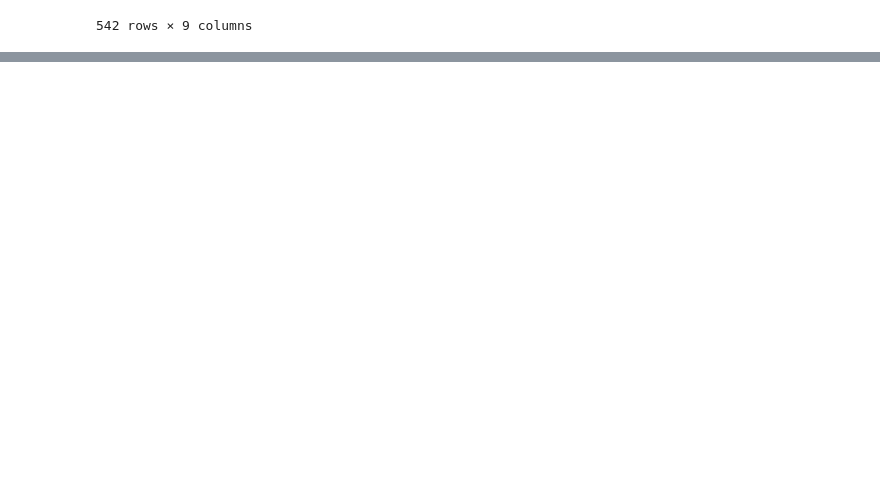
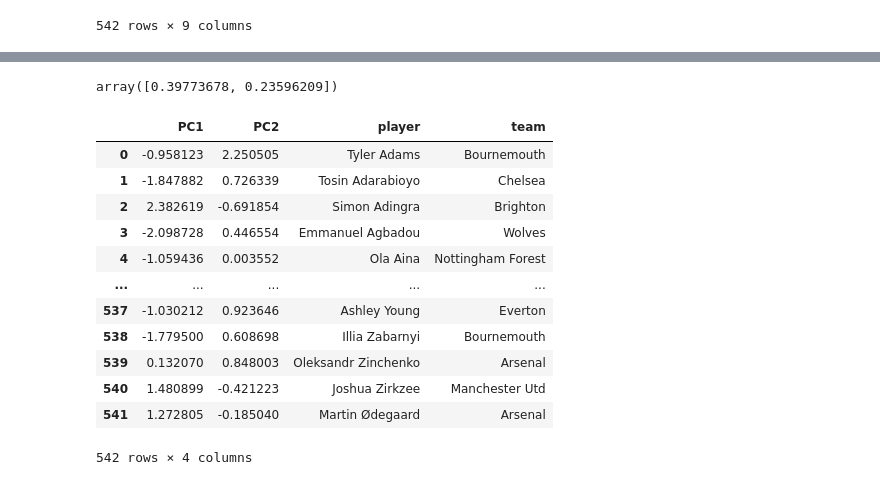
Before and after one commit to Matre5/player-role-profiler, a Jupyter notebook: notebooks/03_role_analysis.ipynb, the cells around one changed output, grey strips where cells are left out. Drawn from its saved outputs; the diff is of its cells as text; code cells hidden in the pictures; blank space fills up the shorter version.

Commit message:
working with real data

```diff
--- a/notebooks/03_role_analysis.ipynb
+++ b/notebooks/03_role_analysis.ipynb
@@ -265,3 +265,8 @@ X
 | 540 | 0.121011 | 0.515957 | 0.372340 | 0.095479 | 37.6 | 0.90 | ... |
 | 541 | 0.074277 | 0.417047 | 0.515982 | 0.067884 | 65.7 | 0.74 | ... |
 542 rows × 9 columns
+# %%
+from sklearn.preprocessing import StandardScaler
+
+scaler = StandardScaler()
+X_scaled = scaler.fit_transform(X)
@@ -267,0 +289,33 @@ X
+# %%
+from sklearn.decomposition import PCA
+
+pca = PCA(n_components=2)
+X_pca = pca.fit_transform(X_scaled)
+# %%
+pca.explained_variance_ratio_
+# %% [output]
+array([0.39773678, 0.23596209])
+# %%
+pca_df = pd.DataFrame(
+    X_pca,
+    columns=["PC1", "PC2"]
+)
+
+pca_df["player"] = df.loc[X.index, "player"].values
+pca_df["team"] = df.loc[X.index, "team"].values
+# %%
+pca_df
+# %% [output]
+|  | PC1 | PC2 | player | team |
+| 0 | -0.958123 | 2.250505 | Tyler Adams | Bournemouth |
+| 1 | -1.847882 | 0.726339 | Tosin Adarabioyo | Chelsea |
+| 2 | 2.382619 | -0.691854 | Simon Adingra | Brighton |
+| 3 | -2.098728 | 0.446554 | Emmanuel Agbadou | Wolves |
+| 4 | -1.059436 | 0.003552 | Ola Aina | Nottingham Forest |
+| ... | ... | ... | ... | ... |
+| 537 | -1.030212 | 0.923646 | Ashley Young | Everton |
+| 538 | -1.779500 | 0.608698 | Illia Zabarnyi | Bournemouth |
+| 539 | 0.132070 | 0.848003 | Oleksandr Zinchenko | Arsenal |
+| 540 | 1.480899 | -0.421223 | Joshua Zirkzee | Manchester Utd |
+| 541 | 1.272805 | -0.185040 | Martin Ødegaard | Arsenal |
+542 rows × 4 columns
```
Also changed, not shown: parts of 2 cells of this notebook.
